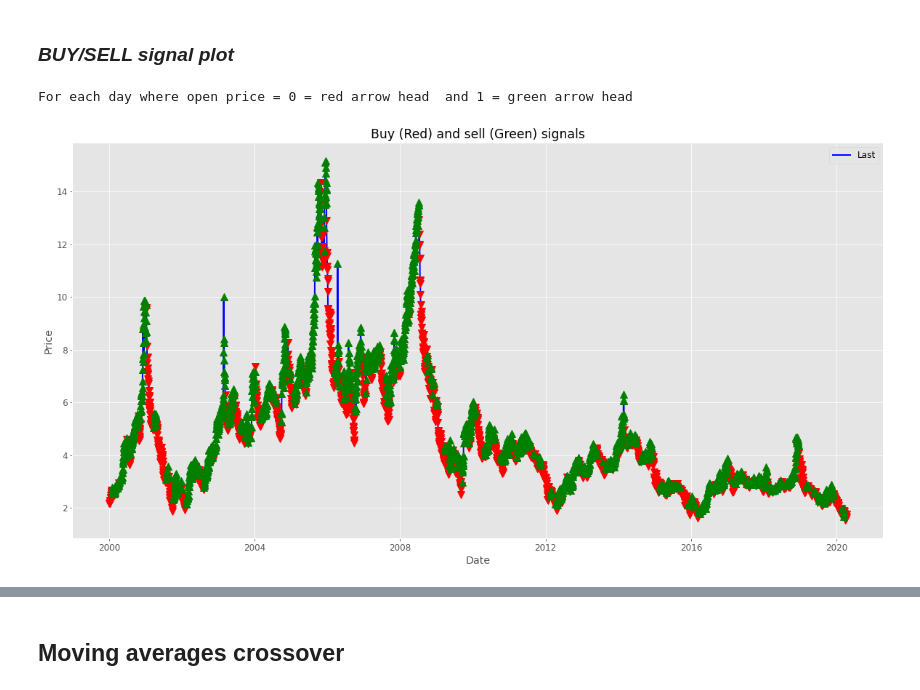
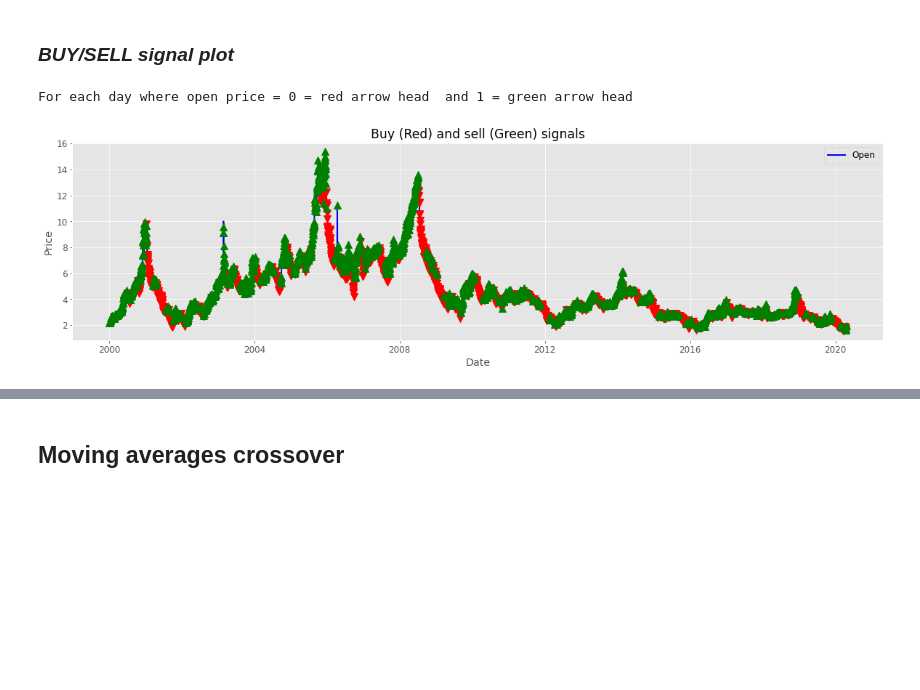
Before and after one commit to saritmaitra/Natural-Gas-Prediction-Model, a Jupyter notebook: Sarit.ipynb, the cells around one changed output, grey strips where cells are left out. Saved outputs shown, nothing was run; the diff lists cells and outputs as text; code cells hidden in the pictures; blank space fills up the shorter version.

```diff
--- a/Sarit.ipynb
+++ b/Sarit.ipynb
@@ -1084,7 +1124,7 @@ df['t+1'] = df['Open'].shift(1)
 Adding a summary of the values at previous time steps. We will calculate summary statistics across the values in the sliding window and include these as features in our dataset. The most useful is the mean of the previous values, also called the rolling mean.
 # %%
 width = 3
-shifted = df['Open'].shift(width - 1)
+shifted = df['Last'].shift(width - 1)
 roll_window = shifted.rolling(window=width)
 df['min'] = roll_window.min()
 df['mean'] = roll_window.mean()
@@ -1094,13 +1134,11 @@ df['max'] = roll_window.max()
 ### **Expanding Window Statistics**
 Expanding window also can help with keeping track of the bounds of observable data.
 # %%
-exp_window = df['Open'].expanding()
+exp_window = df['Last'].expanding()
 df['min_exp'] = exp_window.min()
 df['mean_exp'] = exp_window.mean()
 df['max_exp'] = exp_window.max()
 #df.head()
-
-#df.fillna(-99999, inplace=True)
 # %%
 df.info()
 # %% [output]
@@ -1123,0 +1164,3 @@ memory usage: 1.8 MB
+# %%
+df = df.astype(float)
+df.info()
@@ -1127,0 +1225,14 @@ memory usage: 1.8 MB
+# %%
+#The target variables will be transformed for binary classification.
+def getBinary(val):
+    if val < 0:
+      return 0
+    else:
+      return 1
+
+
+df['next_day_direction'] = df["target"].apply(getBinary)
+print('\033[4mThe target variables transformed for binary classification. A positive change in the value of prices classified as 1 and a non-positive change as 0.\033[0m')
+df['next_day_direction']
+#print(df.tail())
+#print('\n')
@@ -1391,25 +1576,25 @@ Probability of prediction results
 # %%
 # For each day where open price > 0, we set the signal 1 means sell  and < 0, we set signal 0, to buy
 
 print('\033[4mFor each day where open price = 0 = red arrow head  and 1 = green arrow head \033[0m')
 buys = df.loc[df['next_day_direction'] == 0]
 sells = df.loc[df['next_day_direction'] == 1]
 
 # Plot
-fig = plt.figure(figsize=(20,10))
-plt.plot(df.index, df['Open'], color = 'b', lw=2., label='Last')
+fig = plt.figure(figsize=(20, 5))
+plt.plot(df.index, df['Open'], color = 'b', lw=2., label='Open')
 
 # Plot the buy and sell signals on the same plot
-plt.plot(buys.index, df.loc[buys.index]['Open'], 'v', markersize=10, color='r')
-plt.plot(sells.index, df.loc[sells.index]['Open'], '^', markersize=10, color='g')
+plt.plot(buys.index, df.loc[buys.index]['Last'], 'v', markersize=10, color='r')
+plt.plot(sells.index, df.loc[sells.index]['Last'], '^', markersize=10, color='g')
 plt.ylabel('Price')
 plt.xlabel('Date')
 plt.title('Buy (Red) and sell (Green) signals')
 plt.legend(loc=0)
 
 # Display everything
 plt.show()
 print('\n')
 # %% [output]
 For each day where open price = 0 = red arrow head  and 1 = green arrow head
-[figure, old version]
+[figure, new version]
```
Also changed, not shown: parts of 89 cells of this notebook.
